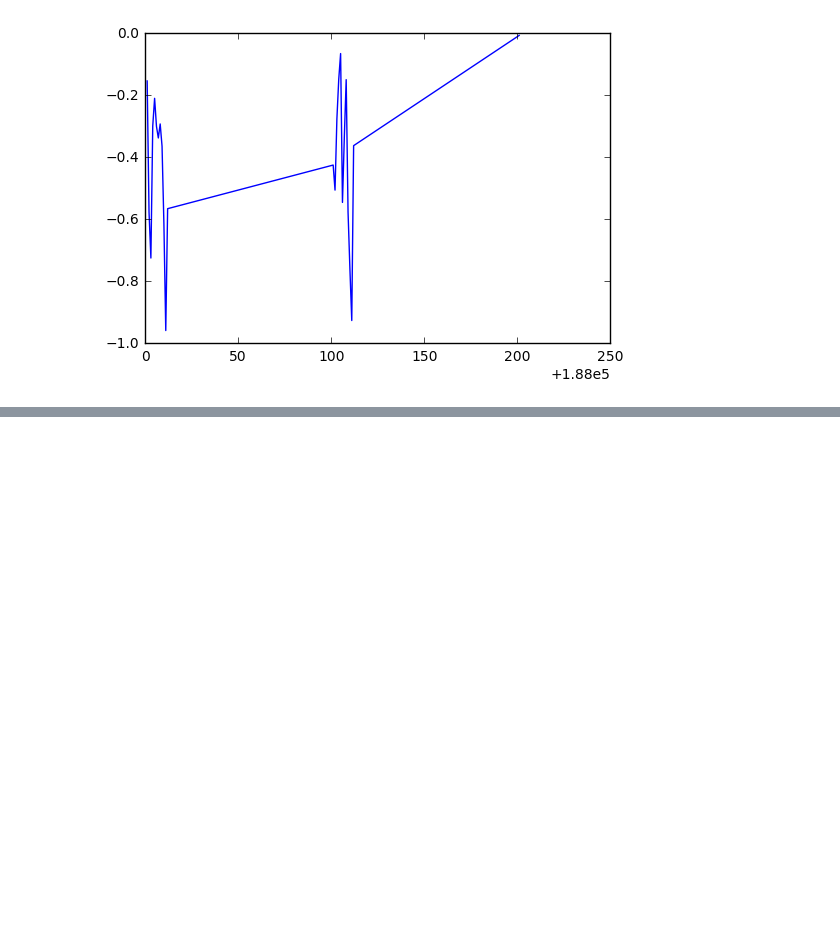
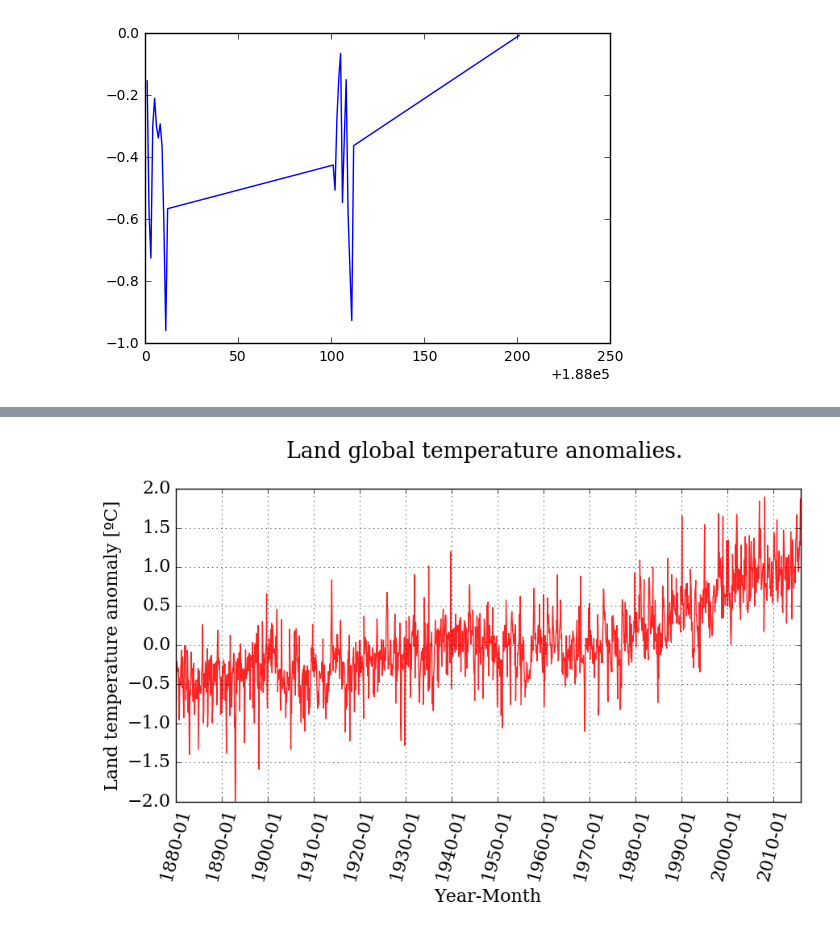
Before and after one commit to felipescobarv/notebooks, a Jupyter notebook: NOAA.ipynb, the cells around one changed output, grey strips where cells are left out. Saved outputs shown, nothing was run; the diff lists cells and outputs as text; code cells hidden in the pictures; blank space fills up the shorter version.

```diff
--- a/NOAA.ipynb
+++ b/NOAA.ipynb
@@ -98,0 +134,15 @@ pyplot.plot(T_land[0:25,0], T_land[0:25,1]);
+# %%
+from matplotlib import rcParams
+rcParams['font.family'] = 'serif'
+rcParams['font.size'] = 16
+# %%
+pyplot.figure(figsize=(10,5))
+pyplot.xticks(dummy[::12*10], date[::12*10], rotation=75)
+pyplot.plot(dummy, T_land[:, 1], color='#ff2424', ls='-', lw=1);#linestyle='-' and linewidth=1
+pyplot.title('Land global temperature anomalies. \n')
+pyplot.xlabel('Year-Month')
+pyplot.ylabel('Land temperature anomaly [ºC]')
+pyplot.grid()
+pyplot.savefig('temp_anomalies.pdf');
+# %% [output]
+[figure, added]
```
Also changed, not shown: parts of 9 cells of this notebook.
